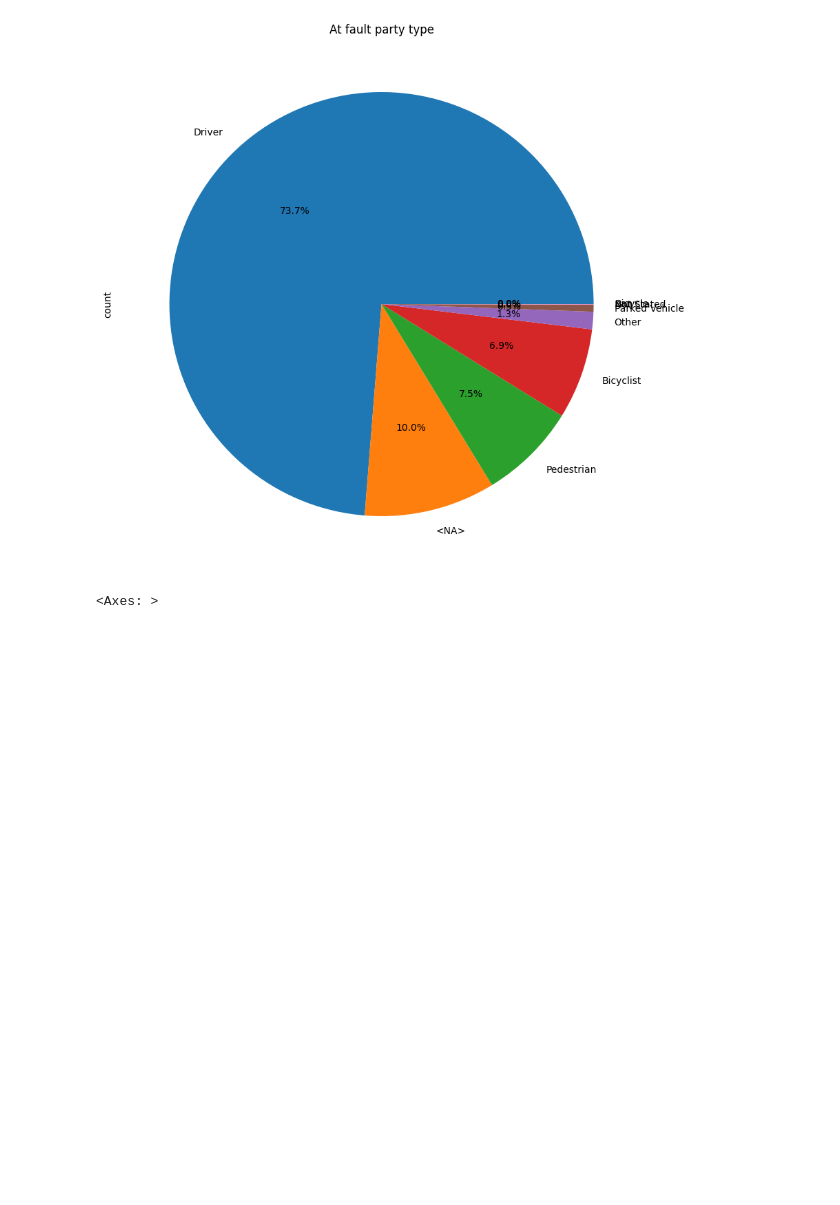
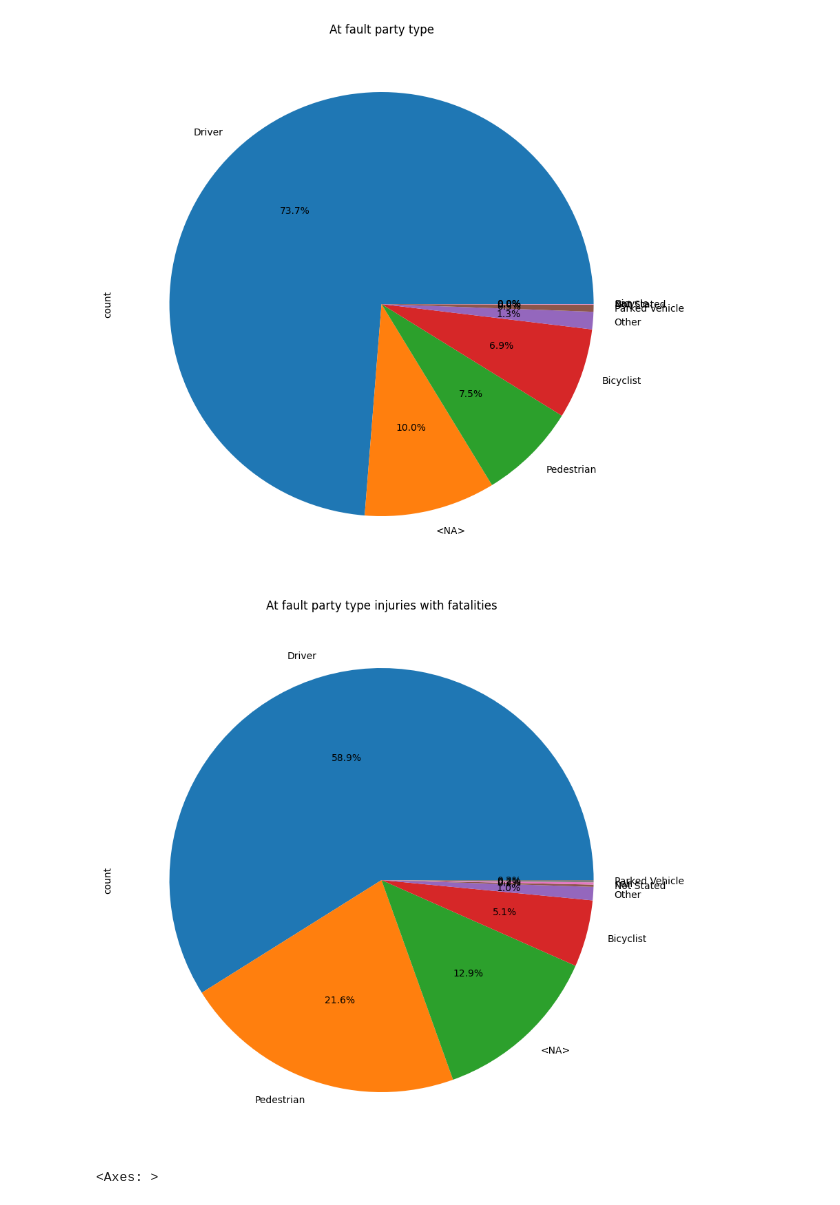
Before and after one commit to babldev/sf-traffic-safety, a Jupyter notebook: traffic.ipynb, the cells around one changed output. Saved outputs shown, nothing was run; the diff lists cells and outputs as text; code cells hidden in the pictures; blank space fills up the shorter version.

```diff
--- a/traffic.ipynb
+++ b/traffic.ipynb
@@ -614,6 +639,16 @@ injuries['at_fault_party_type'].value_counts(dropna=False).plot.pie(
 plt.show()
 # %% [output]
 [figure]
+# %%
+# At fault party type for number_killed > 0
+injuries[injuries['number_killed'] > 0]['at_fault_party_type'].value_counts(dropna=False).plot.pie(
+    title='At fault party type injuries with fatalities',
+    autopct='%1.1f%%',
+    figsize=(10, 10),
+)
+plt.show()
+# %% [output]
+[figure, added]
 # %%
 # Plot histgoram of incidents by time of day
 injuries['collision_datetime'].dt.hour.hist(bins=24)
```
Also changed, not shown: parts of 3 cells of this notebook.
